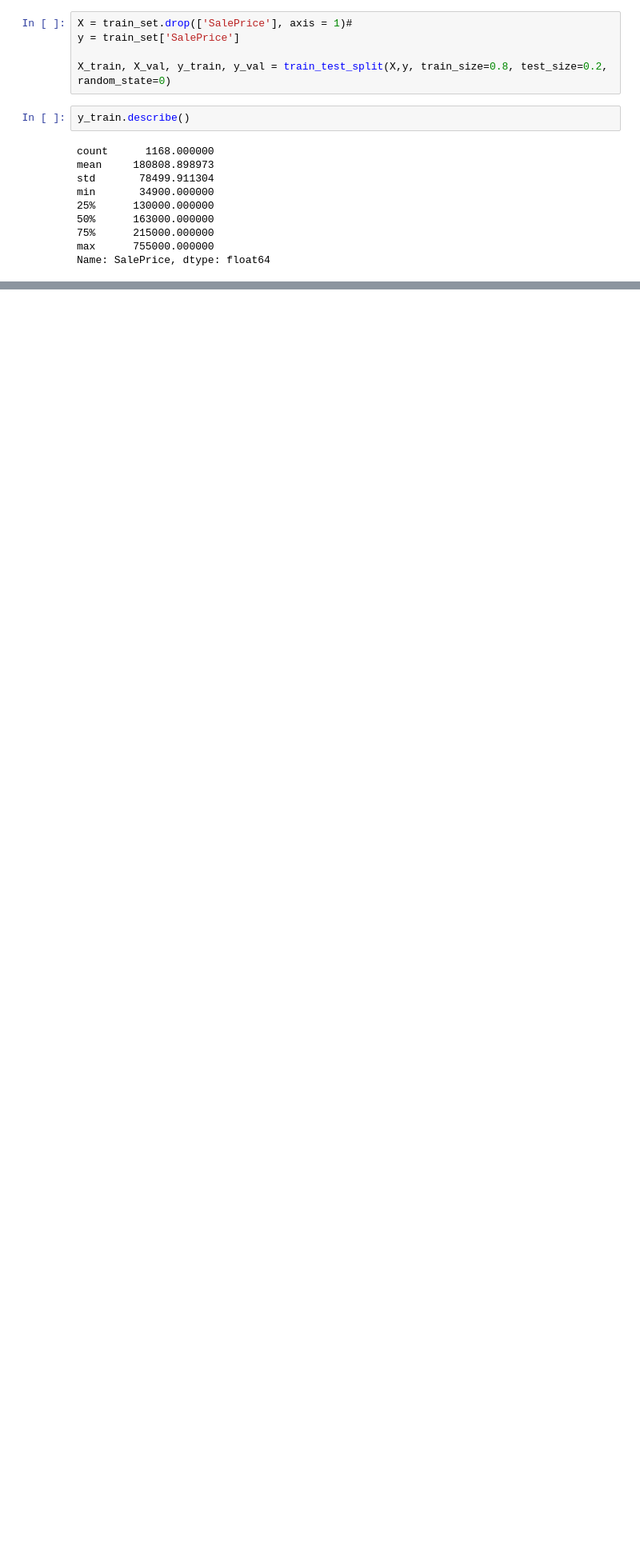
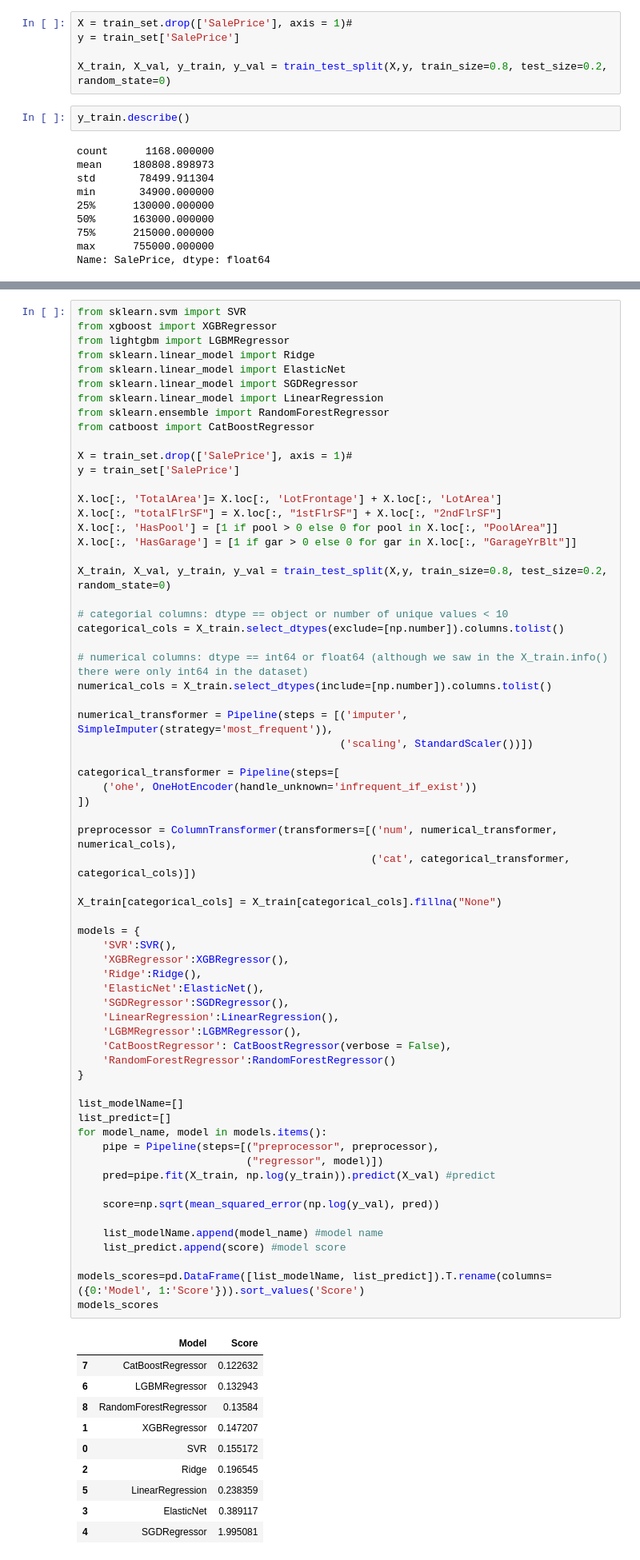
Before and after one commit to gamiranda/HousePrices_Kaggle, a Jupyter notebook: HousePrice KaggleCompetition.ipynb, the cells around one changed output, grey strips where cells are left out. Shown: that part at 80% size. Drawn from its saved outputs; the diff is of its cells as text; blank space fills up the shorter version.

```diff
--- a/HousePrice KaggleCompetition.ipynb
+++ b/HousePrice KaggleCompetition.ipynb
@@ -85,3 +104,79 @@ X_train.info()
+# %%
+from sklearn.svm import SVR
+from xgboost import XGBRegressor
+from lightgbm import LGBMRegressor
+from sklearn.linear_model import Ridge
+from sklearn.linear_model import ElasticNet
+from sklearn.linear_model import SGDRegressor
+from sklearn.linear_model import LinearRegression
+from sklearn.ensemble import RandomForestRegressor
+from catboost import CatBoostRegressor
+
+X = train_set.drop(['SalePrice'], axis = 1)#
+y = train_set['SalePrice']
+
+X.loc[:, 'TotalArea']= X.loc[:, 'LotFrontage'] + X.loc[:, 'LotArea']
+X.loc[:, "totalFlrSF"] = X.loc[:, "1stFlrSF"] + X.loc[:, "2ndFlrSF"]
+X.loc[:, 'HasPool'] = [1 if pool > 0 else 0 for pool in X.loc[:, "PoolArea"]]
+X.loc[:, 'HasGarage'] = [1 if gar > 0 else 0 for gar in X.loc[:, "GarageYrBlt"]]
+
+X_train, X_val, y_train, y_val = train_test_split(X,y, train_size=0.8, test_size=0.2, random_state=0)
+
+# categorial columns: dtype == object or number of unique values < 10
+categorical_cols = X_train.select_dtypes(exclude=[np.number]).columns.tolist()
+
+# numerical columns: dtype == int64 or float64 (although we saw in the X_train.info() there were only int64 in the dataset)
+numerical_cols = X_train.select_dtypes(include=[np.number]).columns.tolist()
+
+numerical_transformer = Pipeline(steps = [('imputer', SimpleImputer(strategy='most_frequent')),
+                                          ('scaling', StandardScaler())])
+
+categorical_transformer = Pipeline(steps=[
+    ('ohe', OneHotEncoder(handle_unknown='infrequent_if_exist'))
+])
+
+preprocessor = ColumnTransformer(transformers=[('num', numerical_transformer, numerical_cols),
+                                               ('cat', categorical_transformer, categorical_cols)])
+
+X_train[categorical_cols] = X_train[categorical_cols].fillna("None")
+
+models = {
+    'SVR':SVR(),
+    'XGBRegressor':XGBRegressor(),
+    'Ridge':Ridge(),
+    'ElasticNet':ElasticNet(),
+    'SGDRegressor':SGDRegressor(),
+    'LinearRegression':LinearRegression(),
+    'LGBMRegressor':LGBMRegressor(),
+    'CatBoostRegressor': CatBoostRegressor(verbose = False),
+    'RandomForestRegressor':RandomForestRegressor()
+}
+
+list_modelName=[]
+list_predict=[]
+for model_name, model in models.items():
+    pipe = Pipeline(steps=[("preprocessor", preprocessor),
+                           ("regressor", model)])
+    pred=pipe.fit(X_train, np.log(y_train)).predict(X_val) #predict
+
+    score=np.sqrt(mean_squared_error(np.log(y_val), pred))
+
+    list_modelName.append(model_name) #model name
+    list_predict.append(score) #model score
+
+models_scores=pd.DataFrame([list_modelName, list_predict]).T.rename(columns=({0:'Model', 1:'Score'})).sort_values('Score')
+models_scores
+# %% [output]
+|  | Model | Score |
+| 7 | CatBoostRegressor | 0.122632 |
+| 6 | LGBMRegressor | 0.132943 |
+| 8 | RandomForestRegressor | 0.13584 |
+| 1 | XGBRegressor | 0.147207 |
+| 0 | SVR | 0.155172 |
+| 2 | Ridge | 0.196545 |
+| 5 | LinearRegression | 0.238359 |
+| 3 | ElasticNet | 0.389117 |
+| 4 | SGDRegressor | 1.995081 |
 # %%
 X = train_set.drop(['SalePrice'], axis = 1)#
 y = train_set['SalePrice']
```
Also changed, not shown: parts of 5 cells of this notebook.
